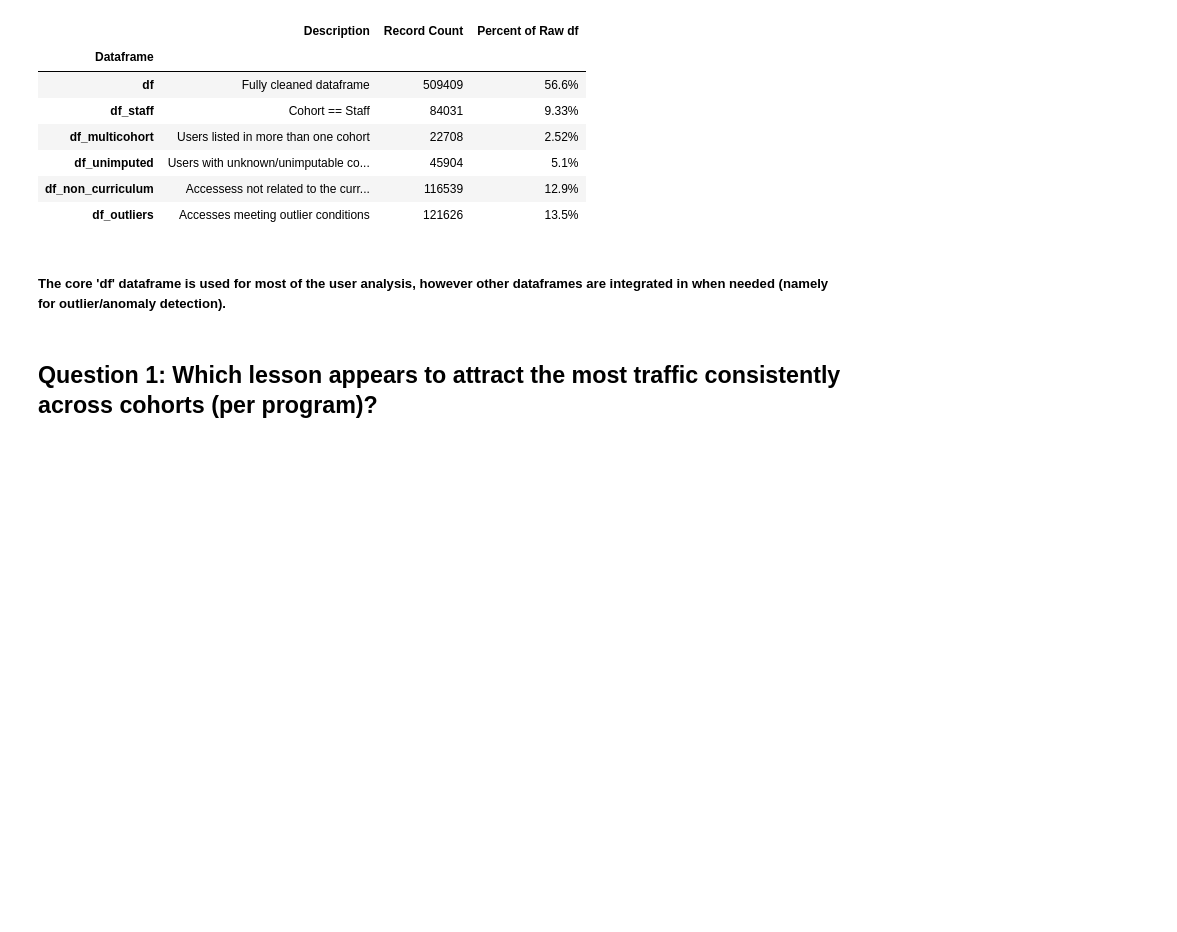
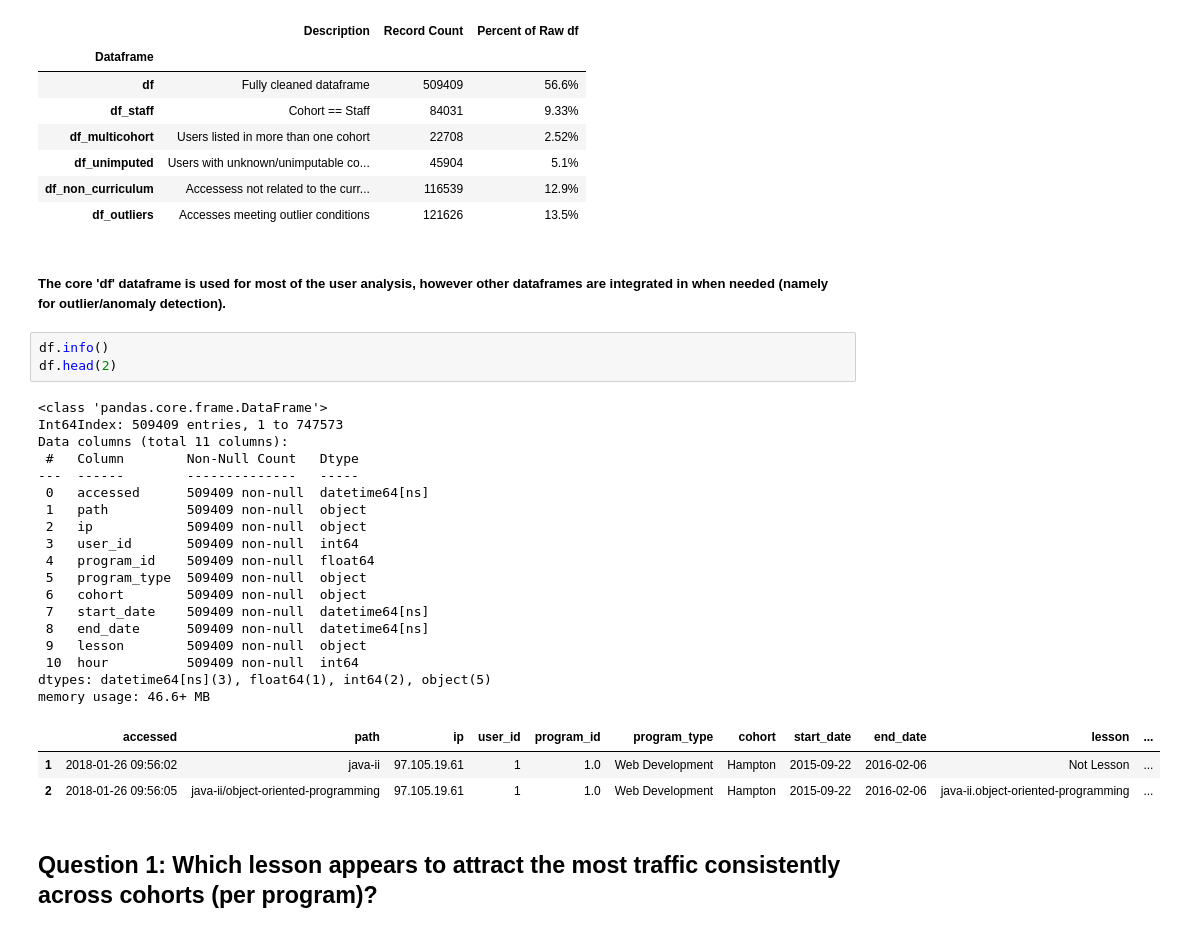
Before and after one commit to miller-cerna-laskowski-morris-eyring/anomaly-group-project, a Jupyter notebook: Final.ipynb, the cells around one changed output. Drawn from its saved outputs; the diff is of its cells as text; blank space fills up the shorter version.

Commit message:
added info cell

```diff
--- a/Final.ipynb
+++ b/Final.ipynb
@@ -76,6 +76,31 @@ This returned the following dataframes (reassign if you missed any):
 | df_outliers | Accesses meeting outlier conditions | 121626 | 13.5% |
 # %% [markdown]
 ##### The core 'df' dataframe is used for most of the user analysis, however other dataframes are integrated in when needed (namely for outlier/anomaly detection).
+# %%
+df.info()
+df.head(2)
+# %% [output]
+<class 'pandas.core.frame.DataFrame'>
+Int64Index: 509409 entries, 1 to 747573
+Data columns (total 11 columns):
+ #   Column        Non-Null Count   Dtype
+---  ------        --------------   -----
+ 0   accessed      509409 non-null  datetime64[ns]
+ 1   path          509409 non-null  object
+ 2   ip            509409 non-null  object
+ 3   user_id       509409 non-null  int64
+ 4   program_id    509409 non-null  float64
+ 5   program_type  509409 non-null  object
+ 6   cohort        509409 non-null  object
+ 7   start_date    509409 non-null  datetime64[ns]
+ 8   end_date      509409 non-null  datetime64[ns]
+ 9   lesson        509409 non-null  object
+ 10  hour          509409 non-null  int64
+dtypes: datetime64[ns](3), float64(1), int64(2), object(5)
+memory usage: 46.6+ MB
+|  | accessed | path | ip | user_id | program_id | program_type | cohort | start_date | end_date | lesson | ... |
+| 1 | 2018-01-26 09:56:02 | java-ii | 97.105.19.61 | 1 | 1.0 | Web Development | Hampton | 2015-09-22 | 2016-02-06 | Not Lesson | ... |
+| 2 | 2018-01-26 09:56:05 | java-ii/object-oriented-programming | 97.105.19.61 | 1 | 1.0 | Web Development | Hampton | 2015-09-22 | 2016-02-06 | java-ii.object-oriented-programming | ... |
 # %% [markdown]
 ## Question 1: Which lesson appears to attract the most traffic consistently across cohorts (per program)?
 # %% [markdown]
```
